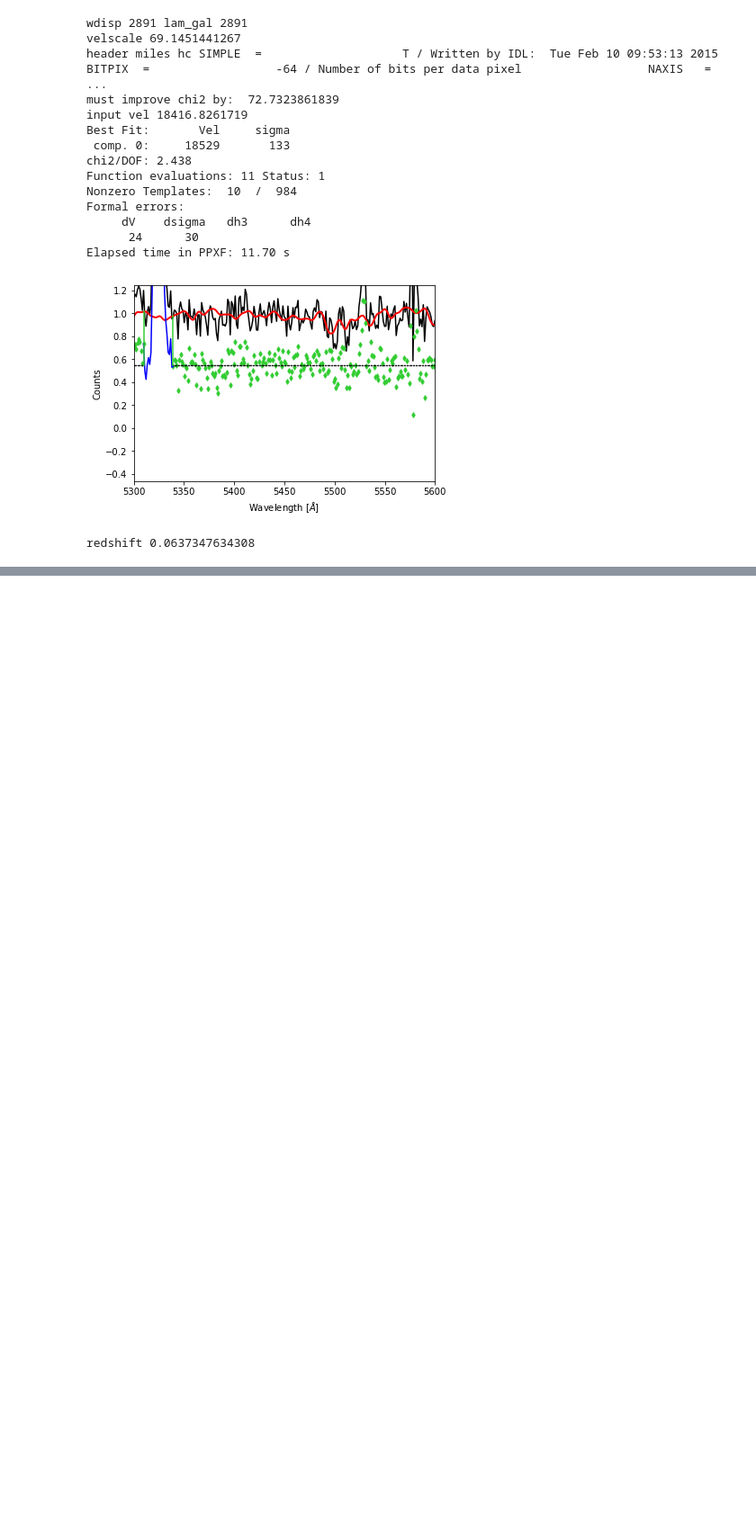
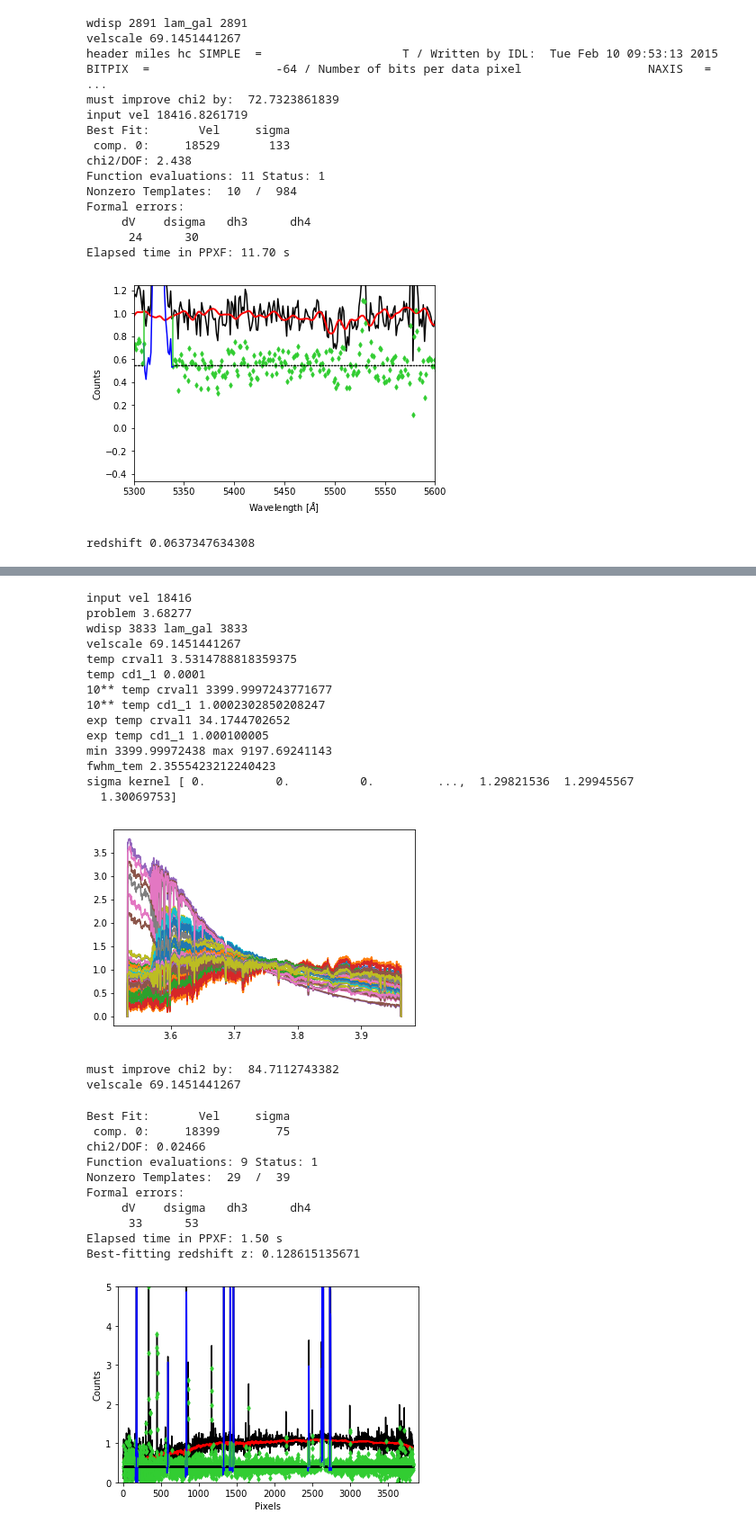
Before and after one commit to beckynevin/ppxf_MaNGA, a Jupyter notebook: checking_MaNGA_ppxf.ipynb, the cells around one changed output, grey strips where cells are left out. Shown: that part at 90% size. Cells and saved outputs as stored; diff of their text form; code cells hidden in the pictures; blank space fills up the shorter version.

```diff
--- a/checking_MaNGA_ppxf.ipynb
+++ b/checking_MaNGA_ppxf.ipynb
@@ -433,0 +875,33 @@ NameError: name 'pyfits' is not defined
+# %%
+#y=ppxf_tremonti_log('../spec-0941-52709-0466.fits',3490,9167,'no',1,'no',0,'yes',8,-1,100,0,0, 20963,  100, 2, 0.08)
+
+y=ppxf_tremonti_log('../spec-1777-53857-0076.fits',3490,9167,'no',1,'no',0,'yes',8,-1,100,0,0, 18416,  100, 2, 0.08)
+# %% [output]
+input vel 18416
+problem 3.68277
+wdisp 3833 lam_gal 3833
+velscale 69.1451441267
+temp crval1 3.5314788818359375
+temp cd1_1 0.0001
+10** temp crval1 3399.9997243771677
+10** temp cd1_1 1.0002302850208247
+exp temp crval1 34.1744702652
+exp temp cd1_1 1.000100005
+min 3399.99972438 max 9197.69241143
+fwhm_tem 2.3555423212240423
+sigma kernel [ 0.          0.          0.         ...,  1.29821536  1.29945567
+  1.30069753]
+[figure, added]
+must improve chi2 by:  84.7112743382
+velscale 69.1451441267
+Best Fit:       Vel     sigma
+ comp. 0:     18399        75
+chi2/DOF: 0.02466
+Function evaluations: 9 Status: 1
+Nonzero Templates:  29  /  39
+Formal errors:
+     dV    dsigma   dh3      dh4
+      33      53
+Elapsed time in PPXF: 1.50 s
+Best-fitting redshift z: 0.128615135671
+[figure, added]
```
Also changed, not shown: parts of 11 cells of this notebook.
